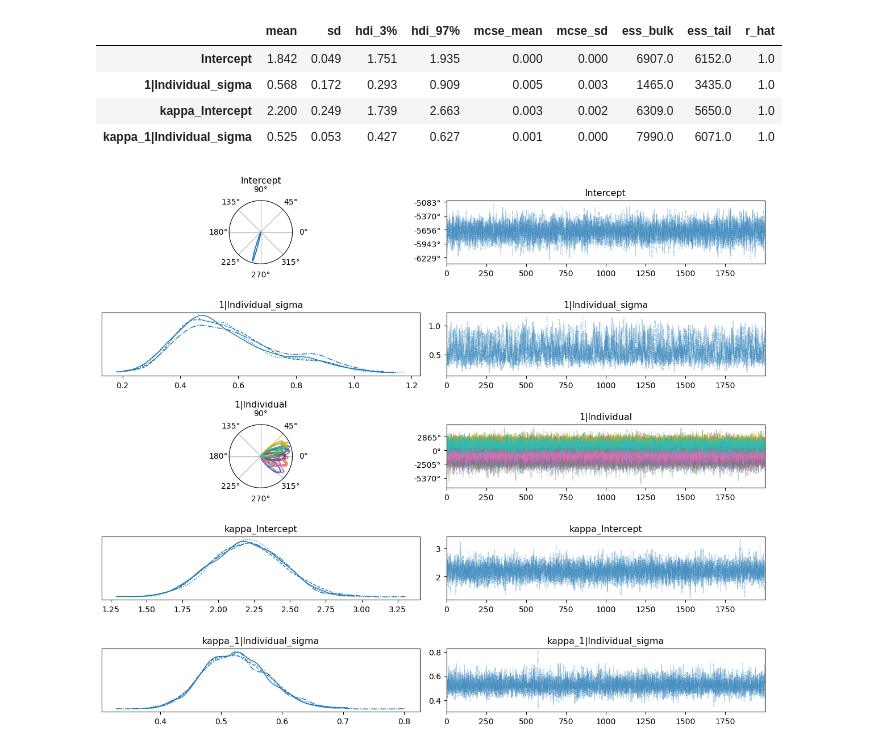
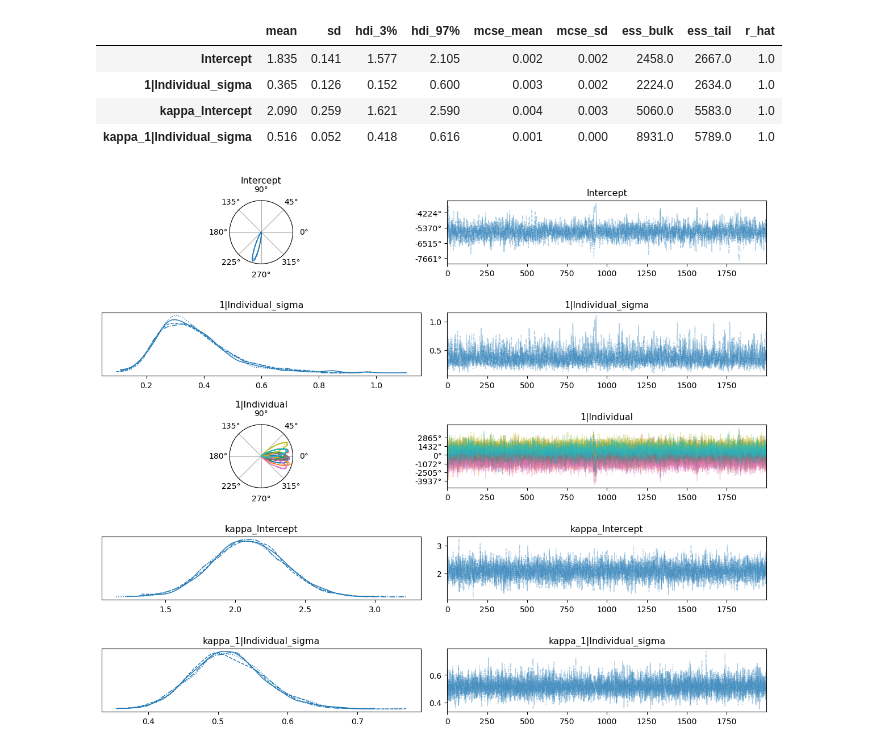
Before and after one commit to jgraving/unwrap, a Jupyter notebook: notebooks/bimodal_example.ipynb, the cells around one changed output. Saved outputs shown, nothing was run; the diff lists cells and outputs as text; code cells hidden in the pictures.

```diff
--- a/notebooks/bimodal_example.ipynb
+++ b/notebooks/bimodal_example.ipynb
@@ -103,19 +105,20 @@ data2 = generate_circular_regression_data(
 
 data = pd.concat([data1, data2],    ignore_index= True)
 data.reset_index(drop=True)
-ids = [chr(i) for  i in range(97, 117)] #97 is 'a', 123 is 'z'
-ids = pd.Series( np.repeat( [ids], 10, axis = 0 ).flatten()  )
-# print(ids)
-trl = np.repeat( range(1, 20+1), 10) #replicate trial numbers 1-20
+ids = [chr(i) for  i in range(97, 117-10)] #97 is 'a', 123 is 'z'
+ids = pd.Series( np.repeat( [ids], 20, axis = 0 ).flatten()  )
+trl = np.repeat( range(0, 20), 10) #replicate trial numbers 1-20
 trl = np.sort( trl ) #organise from trial 1 to trial 20
 df = pd.DataFrame(
     {
         "angles": pd.Series(data['y']) ,
-         "Individual": pd.Series( ids ),
-         'Trial': trl
+         "Individual": ids,
+         'Trial': trl +1
     },
 )
-print(df)
+# print(df)
+with pd.option_context('display.max_rows', None, 'display.max_columns', None):  # more options can be specified also
+    print(df)
 # %% [output]
 Sampling: [x, y]
 Sampling: [x, y]
@@ -224,28 +236,24 @@ from pymc import VonMises
 
 from scipy.stats import vonmises, circstd
 
-
 #1st test, doubled angles as in Foster et al., 2019
 df['TwoAngle'] = df['angles'].apply(lambda x:
                                     shifted_modulo(x*2) if pd.notnull(x) else x)
 vm_prior = vonmises.fit(df["TwoAngle"], fscale=1)
 sd_prior = circstd(df["TwoAngle"]) #Mardia SD used
 
-# Define the model formula with updated, capitalized va
+# Define the model formula with updated, capitalized variable names
 formula = bmb.Formula(
     "TwoAngle ~ 1 + (1|Individual)",
     "kappa ~ 1 + (1|Individual)",
 )
-
-# Specify priors for the model with capitalized keys an
-#20250327 a lot of divergences and high rhats, but fixe
-# 2 trials per individual may be insufficient to estima
 priors = {
-    "Intercept": bmb.Prior("Normal", mu=vm_prior[1], sigma=3*np.pi/180),
+    "Intercept": bmb.Prior("Normal", mu=vm_prior[1], sigma=90*np.pi/180),#was tight now broader
 # We expect the effect of condition to be a change of 180° (2 x 90°), most priors find this fairly well
 # Individual-level effects for μ: #bias to high kappa appears to cause divergent transitions here
 "1|Individual": bmb.Prior(
-"Normal", mu=0, sigma=bmb.Prior("StudentT", nu = 3, mu=sd_prior, sigma = 0.1) #assume the ML estimate is correct
+# "Normal", mu=0, sigma= bmb.Prior('StudentT', nu = 3, mu=sd_prior, sigma = 0.1) #assume the ML estimate is correct
+"Normal", mu=0, sigma= bmb.Prior('HalfStudentT', nu = 3, sigma=sd_prior) #assume the ML estimate is correct
 ),
 # Priors for the κ-model (inside the "kappa" dictionary):
 "kappa": {
@@ -273,7 +281,7 @@ model = bmb.Model(
 print(model)
 
 # Fit the model.
-# 4000 iterations takes approx 90s
+# 4000 iterations takes approx 30s
 idata = model.fit(draws= 2000,
                   tune = 2000,
                   init = 'auto',
@@ -322,31 +330,31 @@ az.summary(
 #NB TwoAngle mean should be around 60°x2 = 120° = 2.09
 # %% [output]
 |  | mean | sd | hdi_3% | hdi_97% | mcse_mean | mcse_sd | ess_bulk | ess_tail | r_hat |
-| Intercept | 1.842 | 0.049 | 1.751 | 1.935 | 0.000 | 0.000 | 6907.0 | 6152.0 | 1.0 |
-| 1|Individual_sigma | 0.568 | 0.172 | 0.293 | 0.909 | 0.005 | 0.003 | 1465.0 | 3435.0 | 1.0 |
-| kappa_Intercept | 2.200 | 0.249 | 1.739 | 2.663 | 0.003 | 0.002 | 6309.0 | 5650.0 | 1.0 |
-| kappa_1|Individual_sigma | 0.525 | 0.053 | 0.427 | 0.627 | 0.001 | 0.000 | 7990.0 | 6071.0 | 1.0 |
+| Intercept | 1.835 | 0.141 | 1.577 | 2.105 | 0.002 | 0.002 | 2458.0 | 2667.0 | 1.0 |
+| 1|Individual_sigma | 0.365 | 0.126 | 0.152 | 0.600 | 0.003 | 0.002 | 2224.0 | 2634.0 | 1.0 |
+| kappa_Intercept | 2.090 | 0.259 | 1.621 | 2.590 | 0.004 | 0.003 | 5060.0 | 5583.0 | 1.0 |
+| kappa_1|Individual_sigma | 0.516 | 0.052 | 0.418 | 0.616 | 0.001 | 0.000 | 8931.0 | 5789.0 | 1.0 |
 # %%
 varnms = ["Intercept",
                "1|Individual_sigma",
                "1|Individual",
                 "kappa_Intercept",
                "kappa_1|Individual_sigma",
                 ]
 #Specify which parameters are circular
 cvars = ["Intercept",
         "1|Individual",
         ]
 #transform the circular data for interpretability
-idata_trans = idata # set up a variable for transformed data
+idata_trans = idata.copy() # set up a variable for transformed data
 for cvar in cvars:
     idata_trans.posterior[cvar] = -180*idata_trans.posterior[cvar]/np.pi # convert each to degrees that will plot clockwise
 
 az.plot_trace(idata_trans,
               var_names=varnms,
               circ_var_names=cvars,
               circ_var_units='degrees') #now in degrees and going clockwise, but axis labels are anticlock and start at right
 plt.tight_layout()
 plt.show()
 # %% [output]
-[figure, old version]
+[figure, new version]
```
Also changed, not shown: parts of 13 cells of this notebook.
